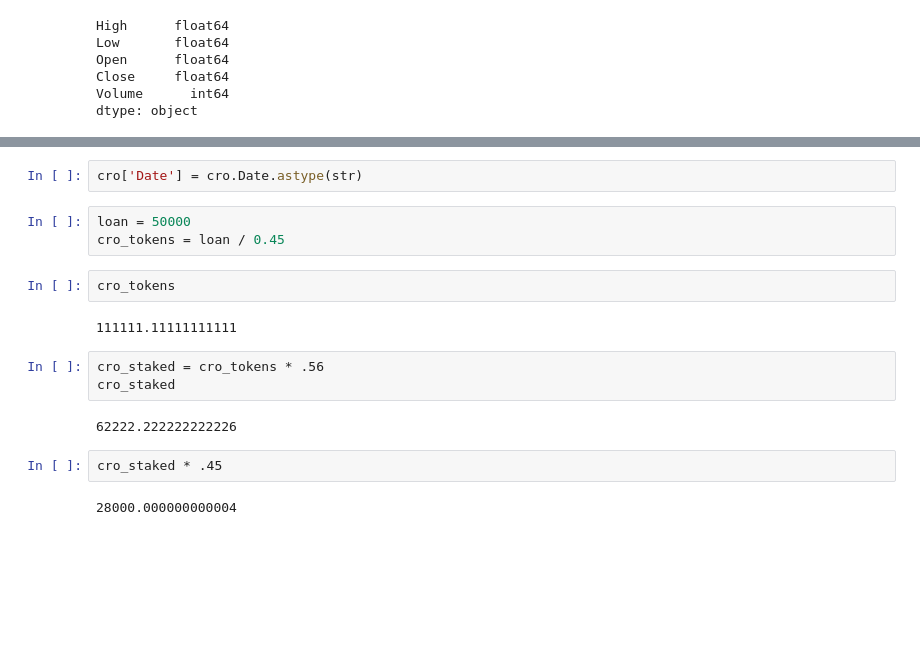
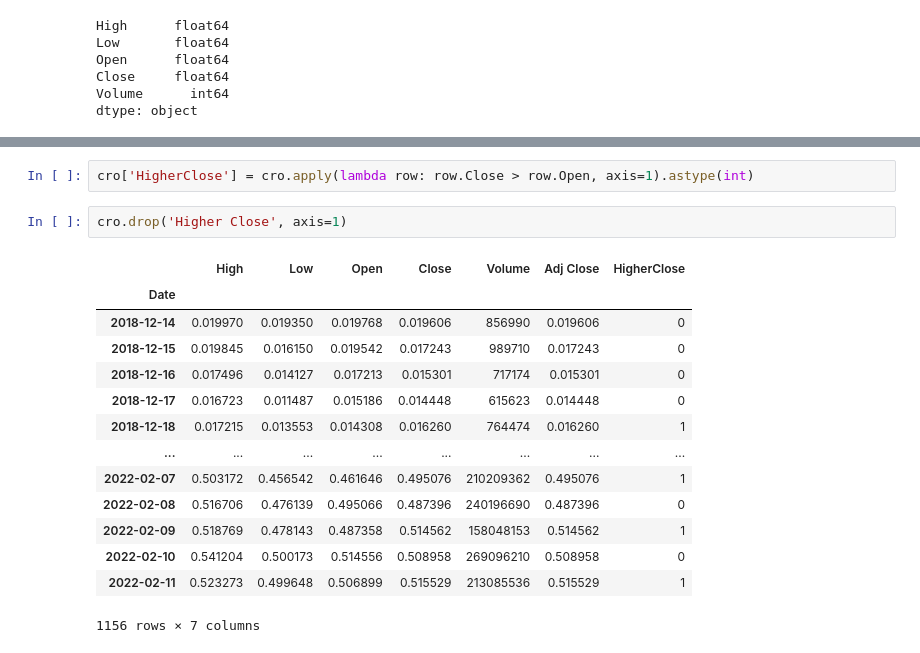
Before and after one commit to holy-parmesan/crypto_analysis, a Jupyter notebook: Crypto Analysis.ipynb, the cells around one changed output, grey strips where cells are left out. Saved outputs shown, nothing was run; the diff lists cells and outputs as text; blank space fills up the shorter version.

```diff
--- a/Crypto Analysis.ipynb
+++ b/Crypto Analysis.ipynb
@@ -209,18 +185,19 @@ cro.corr()
-# %%
-cro['Date'] = cro.Date.astype(str)
-# %%
-loan = 50000
-cro_tokens = loan / 0.45
-# %%
-cro_tokens
-# %% [output]
-111111.11111111111
-# %%
-cro_staked = cro_tokens * .56
-cro_staked
-# %% [output]
-62222.222222222226
-# %%
-cro_staked * .45
-# %% [output]
-28000.000000000004
+# %%
+cro['HigherClose'] = cro.apply(lambda row: row.Close > row.Open, axis=1).astype(int)
+# %%
+cro.drop('Higher Close', axis=1)
+# %% [output]
+|  | High | Low | Open | Close | Volume | Adj Close | HigherClose |
+| Date |  |  |  |  |  |  |  |
+| 2018-12-14 | 0.019970 | 0.019350 | 0.019768 | 0.019606 | 856990 | 0.019606 | 0 |
+| 2018-12-15 | 0.019845 | 0.016150 | 0.019542 | 0.017243 | 989710 | 0.017243 | 0 |
+| 2018-12-16 | 0.017496 | 0.014127 | 0.017213 | 0.015301 | 717174 | 0.015301 | 0 |
+| 2018-12-17 | 0.016723 | 0.011487 | 0.015186 | 0.014448 | 615623 | 0.014448 | 0 |
+| 2018-12-18 | 0.017215 | 0.013553 | 0.014308 | 0.016260 | 764474 | 0.016260 | 1 |
+| ... | ... | ... | ... | ... | ... | ... | ... |
+| 2022-02-07 | 0.503172 | 0.456542 | 0.461646 | 0.495076 | 210209362 | 0.495076 | 1 |
+| 2022-02-08 | 0.516706 | 0.476139 | 0.495066 | 0.487396 | 240196690 | 0.487396 | 0 |
+| 2022-02-09 | 0.518769 | 0.478143 | 0.487358 | 0.514562 | 158048153 | 0.514562 | 1 |
+| 2022-02-10 | 0.541204 | 0.500173 | 0.514556 | 0.508958 | 269096210 | 0.508958 | 0 |
+| 2022-02-11 | 0.523273 | 0.499648 | 0.506899 | 0.515529 | 213085536 | 0.515529 | 1 |
+1156 rows × 7 columns
```
Also changed, not shown: parts of 28 cells of this notebook.
